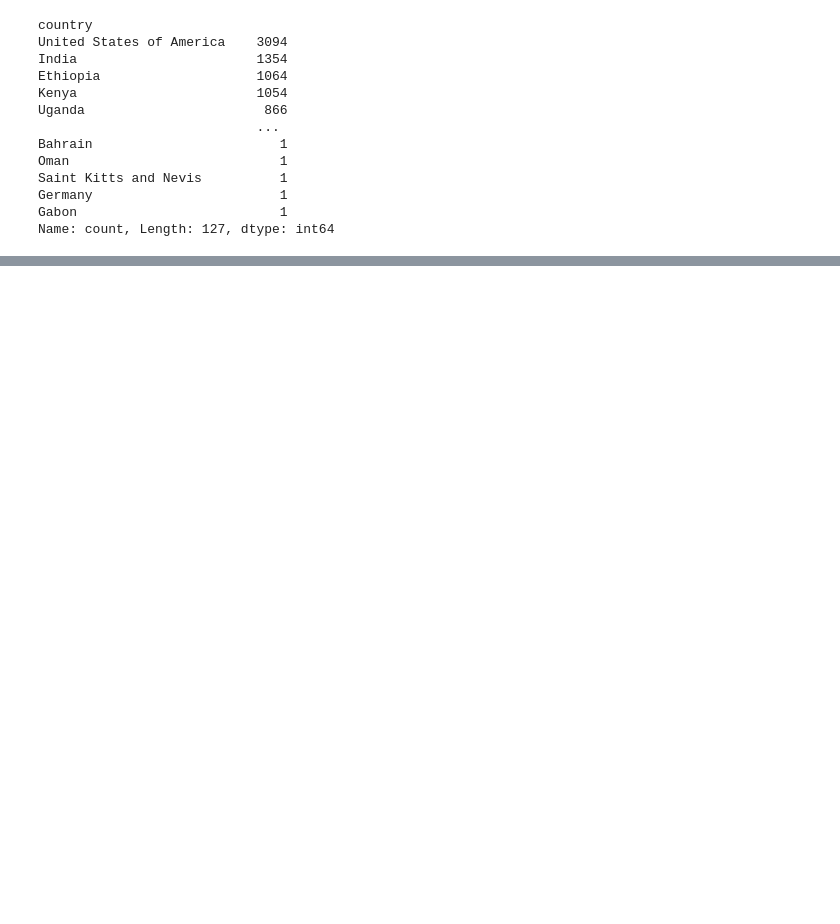
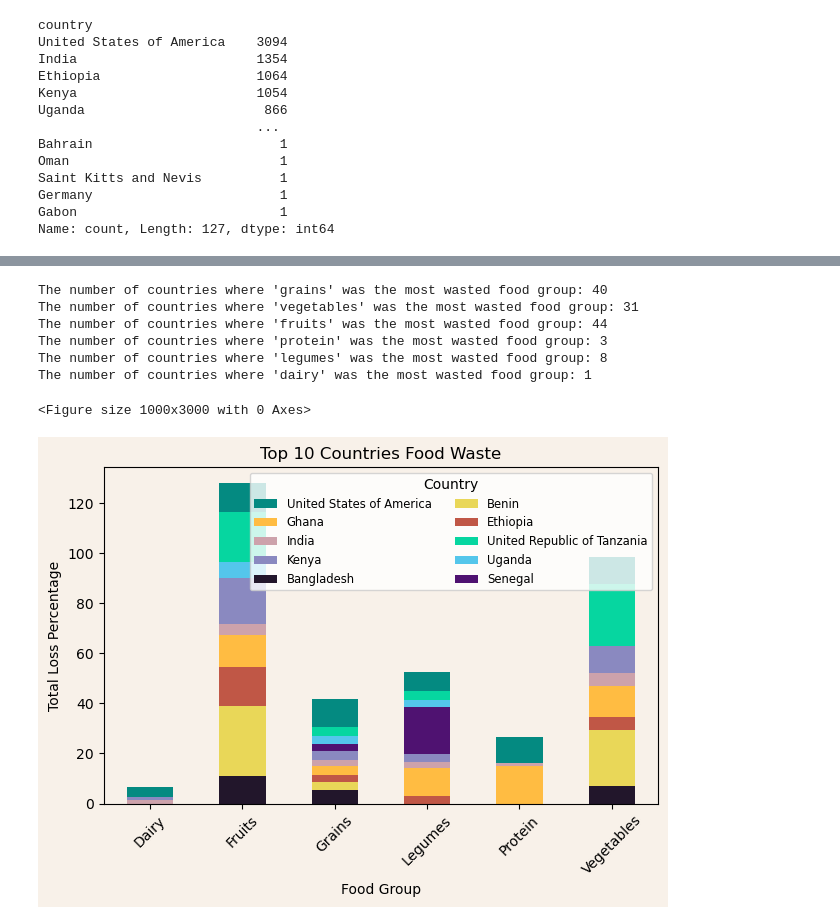
Before and after one commit to alanisrperez/food-waste-patterns, a Jupyter notebook: alanis stuff/testing_main_ALANIS.ipynb, the cells around one changed output, grey strips where cells are left out. Drawn from its saved outputs; the diff is of its cells as text; code cells hidden in the pictures; blank space fills up the shorter version.

Commit message:
updated for food_group data

```diff
--- a/alanis stuff/testing_main_ALANIS.ipynb
+++ b/alanis stuff/testing_main_ALANIS.ipynb
@@ -37,7 +37,7 @@ food_group = {
            'Orange juice', 'Pineapple juice', 'Juice of lemon', 'Watermelons', 'Dates', 'Figs', 'Cherries',
            'Plums and sloes', 'Apricots','Areca nuts', 'Peaches and nectarines', 'Other pome fruits', 'Grapefruit juice',
            'Hazelnuts, in shell', 'Walnuts, in shell', 'Cashew nuts, in shell',  'Almonds, in shell', 'Pistachios, in shell'],
-    'Vegetables': ['Cauliflowers and broccoli', 'Potatoes', 'Cabbages' 'Eggplants (aubergines)', 'Pumpkins, squash and gourds',
+    'Vegetables': ['Cauliflowers and broccoli', 'Potatoes', 'Cabbages', 'Eggplants (aubergines)', 'Pumpkins, squash and gourds',
                'Okra', 'Carrots and turnips', 'Green garlic', 'Leeks and other alliaceous vegetables',
                'Onions and shallots, green', 'Spinach', 'Yams', 'Other vegetables, fresh n.e.c.', 'Cassava, fresh',
                'Lettuce and chicory', 'Chillies and peppers, dry (<i>Capsicum</i> spp., <i>Pimenta</i> spp.), raw',
@@ -59,7 +59,7 @@ food_group = {
            'Cottonseed', 'Sunflower seed', 'Soya bean oil', 'Sunflower-seed oil, crude','Sesame seed','Flour of buckwheat',
            'Anise, badian, coriander, cumin, caraway, fennel and juniper berries, raw','Cocoa beans', 'Sugar and syrups n.e.c.'],
     'Legumes': ['Beans, dry', 'Other beans, green', 'Peas, green', 'Peas, dry', 'Barley', 'Cow peas, dry', 'Groundnuts, shelled',
-            'Broad beans and horse beans, dry' 'Lentils, dry', 'Soya beans', 'Groundnuts, excluding shelled', 'Other pulses n.e.c.',
+            'Broad beans and horse beans, dry', 'Lentils, dry', 'Soya beans', 'Groundnuts, excluding shelled', 'Other pulses n.e.c.',
            'Chick peas, dry', 'Other legumes, for forage', 'Bambara beans, dry', 'Pigeon peas, dry']}
 # %%
 # Add food_group into data frame
@@ -121,0 +139,53 @@ plt.savefig('viz/country_waste.png')
+# %%
+# Count most wasted food group per country
+food_group_counts = {}
+
+for index, row in most_wasted_per_country.iterrows():
+    food_group = str(row['food_group']).strip().lower()
+    if food_group in food_group_counts:
+        food_group_counts[food_group] += 1
+    else:
+        food_group_counts[food_group] = 1
+
+for food_group, count in food_group_counts.items():
+    print(f"The number of countries where '{food_group}' was the most wasted food group: {count}")
+# %% [output]
+The number of countries where 'grains' was the most wasted food group: 40
+The number of countries where 'vegetables' was the most wasted food group: 31
+The number of countries where 'fruits' was the most wasted food group: 44
+The number of countries where 'protein' was the most wasted food group: 3
+The number of countries where 'legumes' was the most wasted food group: 8
+The number of countries where 'dairy' was the most wasted food group: 1
+# %%
+# Create stacked bar graph
+country_waste = food_loss_df.groupby('country')['loss_percentage'].sum()
+country_waste_sorted = country_waste.nlargest(10)
+legend_labels_sorted = country_waste_sorted.index.tolist()
+country_waste_data = food_loss_df[food_loss_df['country'].isin(country_waste_sorted.index)]
+country_waste_dict = dict(zip(country_waste_sorted.index, country_waste_sorted))
+legend_labels_sorted.sort(key=lambda x: country_waste_dict[x], reverse=True)
+
+custom_colors = ['#22162B', '#E9D758', '#C05746', '#FFBC42', '#CDA2AB', '#8A89C0', '#4F1271', '#54C6EB', '#06D6A0', '#048A81']
+
+plt.figure(figsize=(10, 30))
+country_waste_pivot = country_waste_data.pivot_table(index='food_group', columns='country', values='loss_percentage')
+country_waste_pivot.plot(kind='bar', color=custom_colors, stacked=True)
+
+plt.title('Top 10 Countries Food Waste')
+plt.xlabel('Food Group')
+plt.ylabel('Total Loss Percentage')
+plt.xticks(rotation=45)
+plt.tight_layout()
+
+# Custom legend with 2 columns and sorted labels
+handles, labels = plt.gca().get_legend_handles_labels()
+handles_sorted = [handles[labels.index(label)] for label in legend_labels_sorted]
+plt.legend(handles_sorted, legend_labels_sorted, title='Country', fontsize='small', loc='upper right', ncol=2)
+
+# Match background to slides
+plt.gca().set_facecolor('#F8F1E9')  # For plot area
+plt.gcf().set_facecolor('#F8F1E9')  # For background of fig
+plt.savefig('viz/country_waste.png')
+# %% [output]
+<Figure size 1000x3000 with 0 Axes>
+[figure, added]
```
Also changed, not shown: parts of 8 cells of this notebook, 3 other files.
